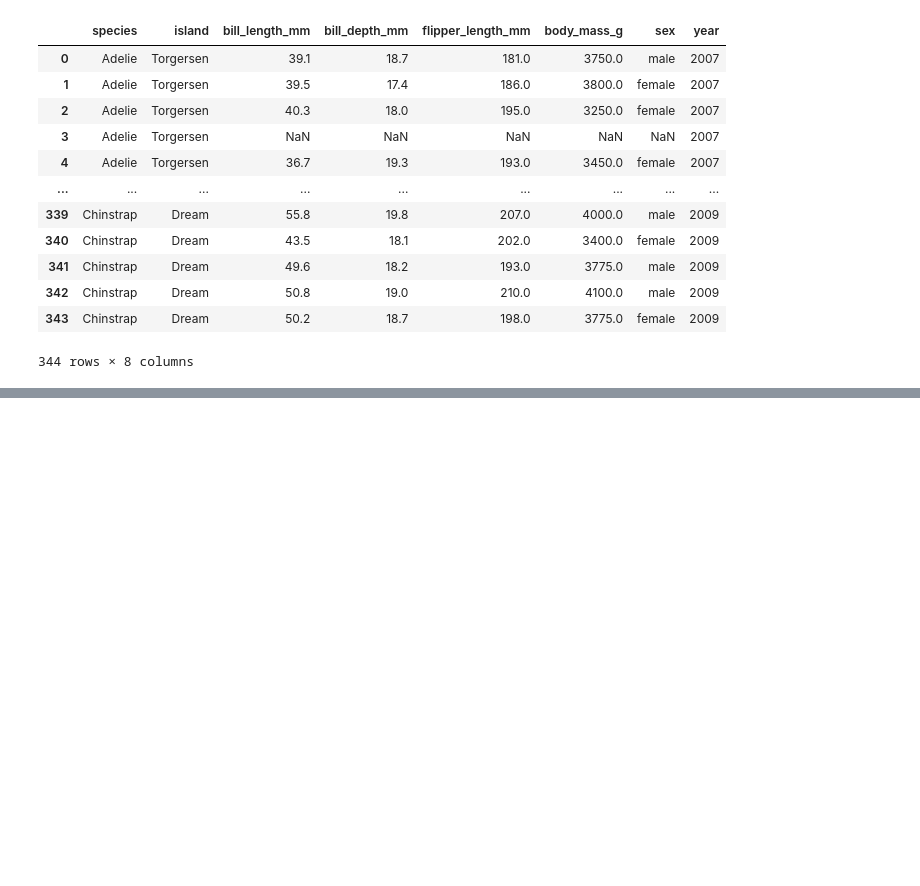
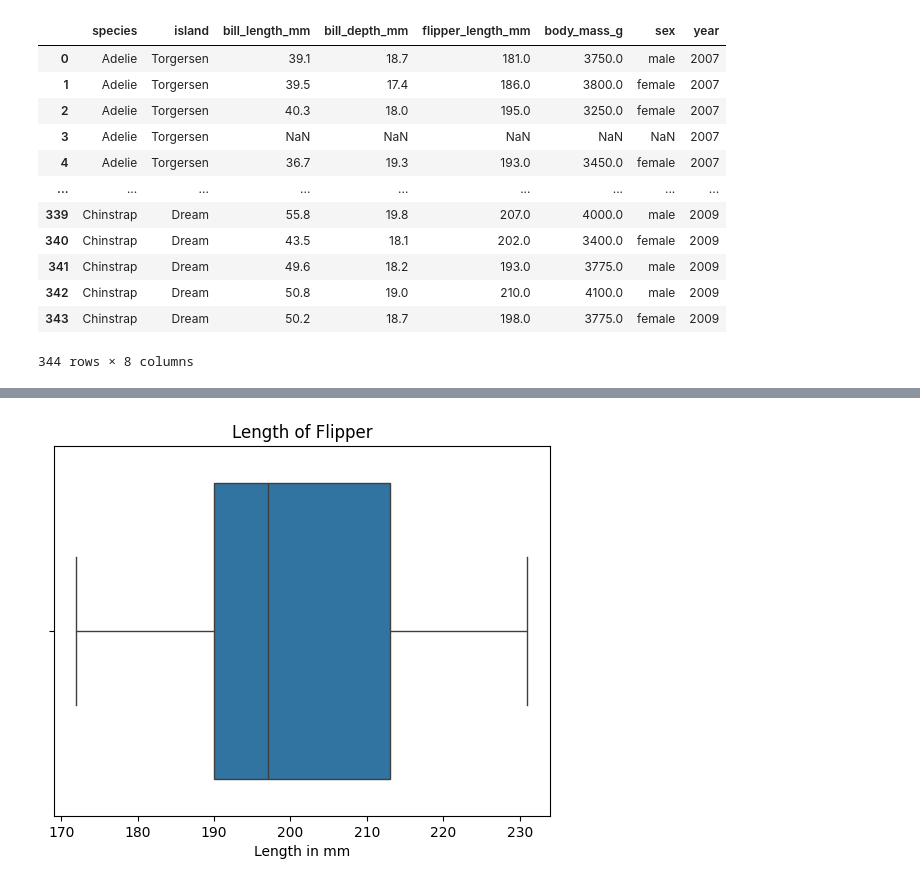
Before and after one commit to tiffanyle1302/PalmersPenguinAnalysis, a Jupyter notebook: Penguin.ipynb, the cells around one changed output, grey strips where cells are left out. Drawn from its saved outputs; the diff is of its cells as text; code cells hidden in the pictures; blank space fills up the shorter version.

```diff
--- a/Penguin.ipynb
+++ b/Penguin.ipynb
@@ -27,0 +95,7 @@ penguins.shape[0]
+# %%
+sns.boxplot(x = penguins["flipper_length_mm"])
+plt.title("Length of Flipper")
+plt.xlabel("Length in mm")
+plt.show()
+# %% [output]
+[figure, added]
```
Also changed, not shown: parts of 36 cells of this notebook.
